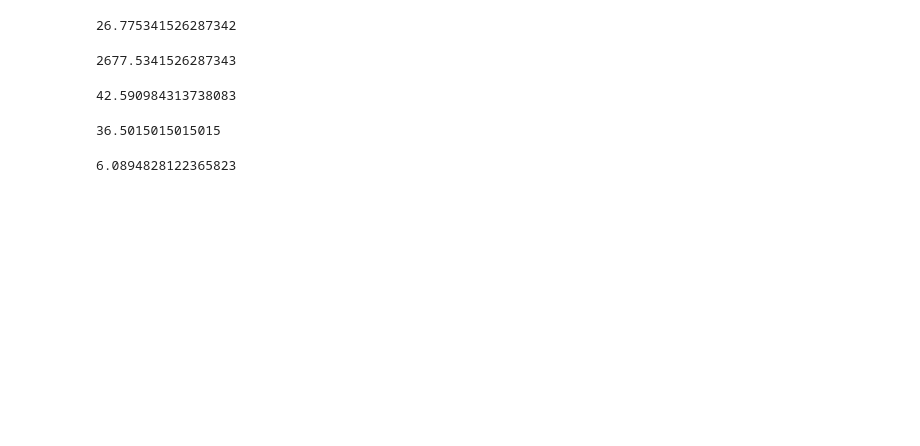
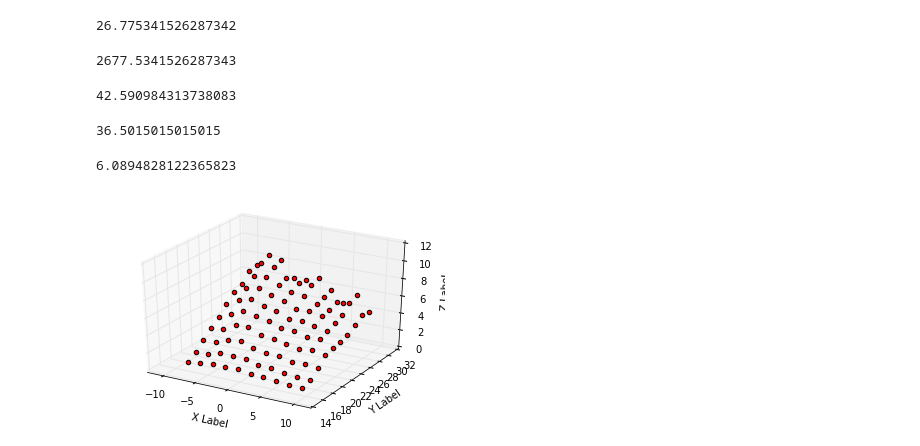
Before and after one commit to ramalho/farinha, a Jupyter notebook: Farinha.ipynb, the cells around one changed output. Saved outputs shown, nothing was run; the diff lists cells and outputs as text; code cells hidden in the pictures; blank space fills up the shorter version.

```diff
--- a/Farinha.ipynb
+++ b/Farinha.ipynb
@@ -266,18 +270,30 @@ total_area
 0.83083723496194817
 # %%
 # calcula área total do modelo
+model_xs = []
+model_ys = []
+model_zs = []
+
 total_area = 0
 total_volume = 0
 for cur_step_width in range(1,STEPS_WIDTH+1):
     for cur_step_depth in range(1,STEPS_DEPTH+1):
 
         points_cur_quadrant = points.loc[(points["x"] > (box_min.x+(cur_step_width-1)*box_width_step)) & (points["y"] > (box_min.y+(cur_step_depth-1)*box_depth_step)) & (points["x"] <= (box_min.x+cur_step_width*box_width_step)) & (points["y"] <= (box_min.y+cur_step_depth*box_depth_step))]
-        if points_cur_quadrant.empty:
-            points_cur_quadrant = pandas.DataFrame(index=range(0,1),columns=['x','y','z'],dtype='float32').fillna(0)
 
         cur_width = ((box_min.x+cur_step_width*box_width_step) - (box_min.x+(cur_step_width-1)*box_width_step))
         cur_depth = ((box_min.y+cur_step_depth*box_depth_step) - (box_min.y+(cur_step_depth-1)*box_depth_step))
-        cur_height = (points_cur_quadrant["z"].mean() - box_min.z)
+
+        # altura zero se não houverem pontos no quadrante
+        if points_cur_quadrant.empty:
+            cur_height = 0
+        else:
+            cur_height = (points_cur_quadrant["z"].mean() - box_min.z)
+
+        # adiciona os pontos em listas para visualização posterior
+        model_xs.append((box_min.x+cur_step_width*box_width_step))
+        model_ys.append((box_min.y+cur_step_depth*box_depth_step))
+        model_zs.append(cur_height)
 
         base_area = (cur_width * cur_depth)
         total_volume +=  base_area * cur_height
@@ -314,3 +330,30 @@ error_rate_percentage = model_volume_filled_percentage - model_real_filled_perce
 error_rate_percentage
 # %% [output]
 6.0894828122365823
+# %%
+%matplotlib inline
+import numpy as np
+from mpl_toolkits.mplot3d import Axes3D
+import matplotlib.pyplot as plt
+
+fig = plt.figure()
+ax = fig.add_subplot(111, projection='3d')
+n = 100
+
+ax.set_xlim(-12,12)
+ax.set_ylim(14,32)
+ax.set_zlim(0,12)
+
+xs = model_xs
+ys = model_ys
+zs = model_zs
+
+ax.scatter(xs, ys, zs, c='r', marker='o', depthshade=False)
+
+ax.set_xlabel('X Label')
+ax.set_ylabel('Y Label')
+ax.set_zlabel('Z Label')
+
+plt.show()
+# %% [output]
+[figure, added]
```
Also changed, not shown: parts of 4 cells of this notebook.
